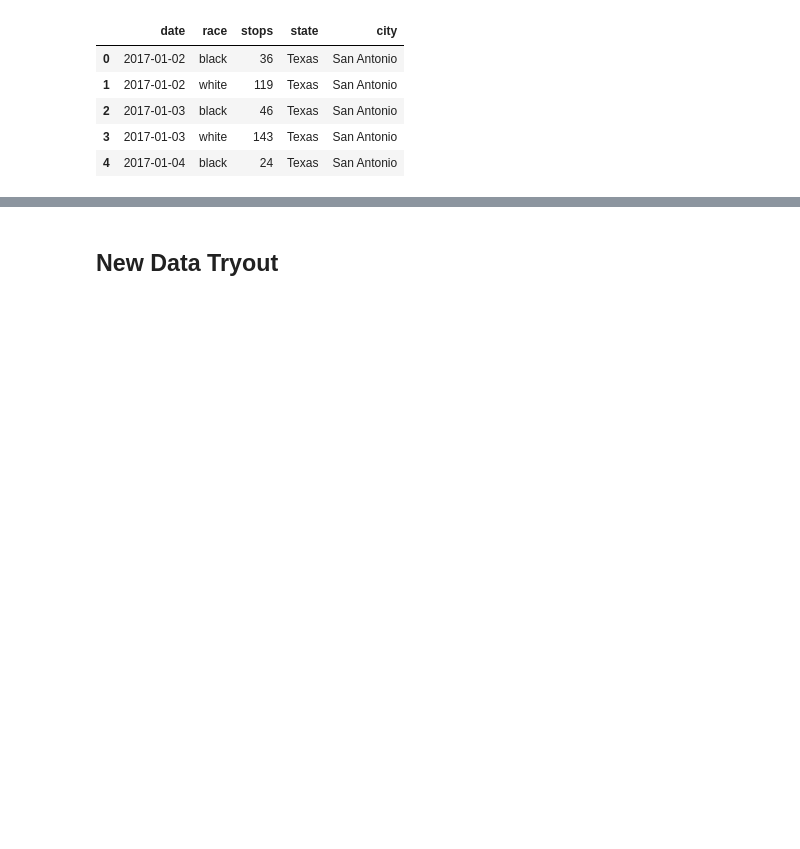
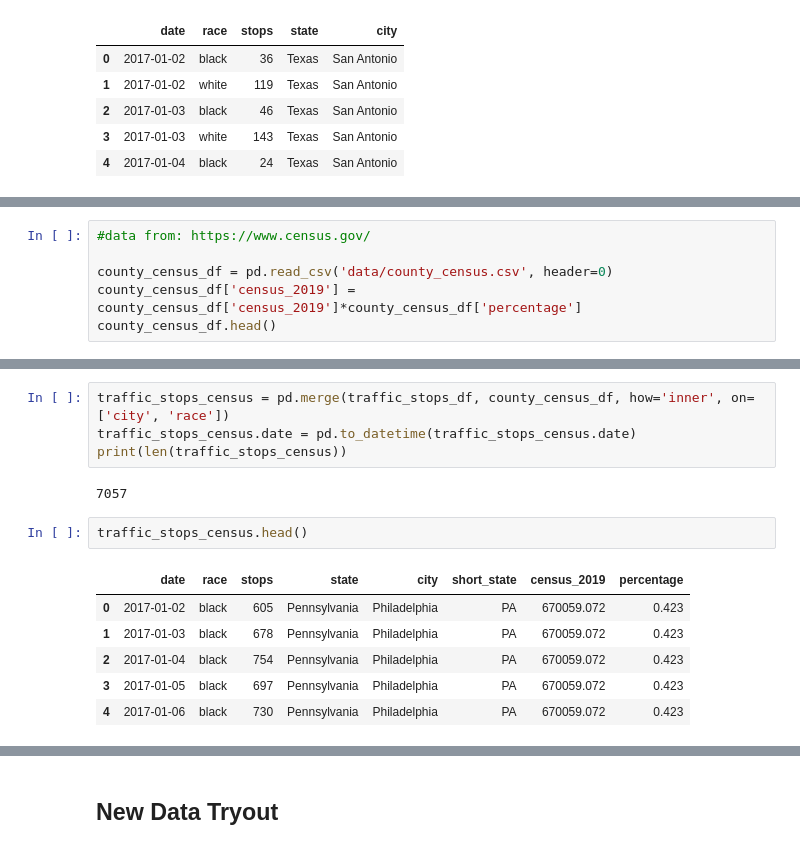
Before and after one commit to epfl-ada/ada-2020-project-milestone-p3-p3_three_musketeers, a Jupyter notebook: racial_protest_effects.ipynb, the cells around one changed output, grey strips where cells are left out. Saved outputs shown, nothing was run; the diff lists cells and outputs as text; blank space fills up the shorter version.

```diff
--- a/racial_protest_effects.ipynb
+++ b/racial_protest_effects.ipynb
@@ -262,0 +148,6 @@ selected_protests
+# %%
+#data from: https://www.census.gov/
+
+county_census_df = pd.read_csv('data/county_census.csv', header=0)
+county_census_df['census_2019'] = county_census_df['census_2019']*county_census_df['percentage']
+county_census_df.head()
@@ -262,0 +161,15 @@ selected_protests
+# %%
+traffic_stops_census = pd.merge(traffic_stops_df, county_census_df, how='inner', on=['city', 'race'])
+traffic_stops_census.date = pd.to_datetime(traffic_stops_census.date)
+print(len(traffic_stops_census))
+# %% [output]
+7057
+# %%
+traffic_stops_census.head()
+# %% [output]
+|  | date | race | stops | state | city | short_state | census_2019 | percentage |
+| 0 | 2017-01-02 | black | 605 | Pennsylvania | Philadelphia | PA | 670059.072 | 0.423 |
+| 1 | 2017-01-03 | black | 678 | Pennsylvania | Philadelphia | PA | 670059.072 | 0.423 |
+| 2 | 2017-01-04 | black | 754 | Pennsylvania | Philadelphia | PA | 670059.072 | 0.423 |
+| 3 | 2017-01-05 | black | 697 | Pennsylvania | Philadelphia | PA | 670059.072 | 0.423 |
+| 4 | 2017-01-06 | black | 730 | Pennsylvania | Philadelphia | PA | 670059.072 | 0.423 |
```
Also changed, not shown: parts of 9 cells of this notebook, 1 other file.
